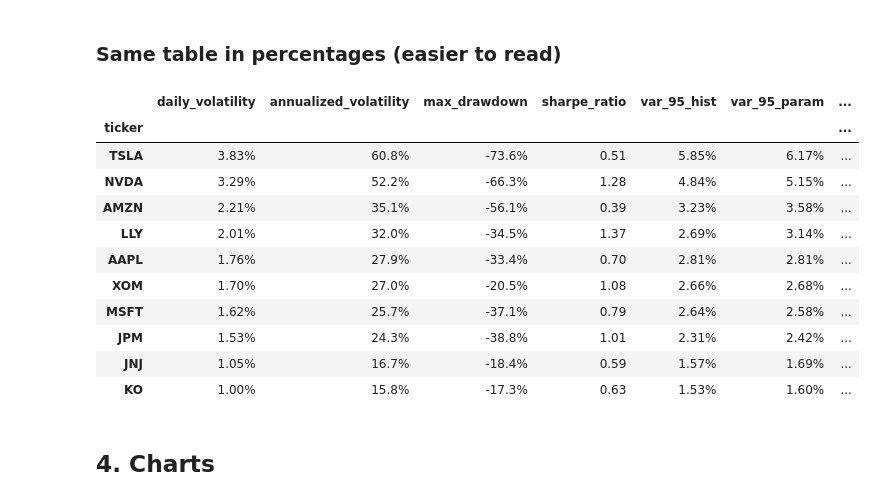
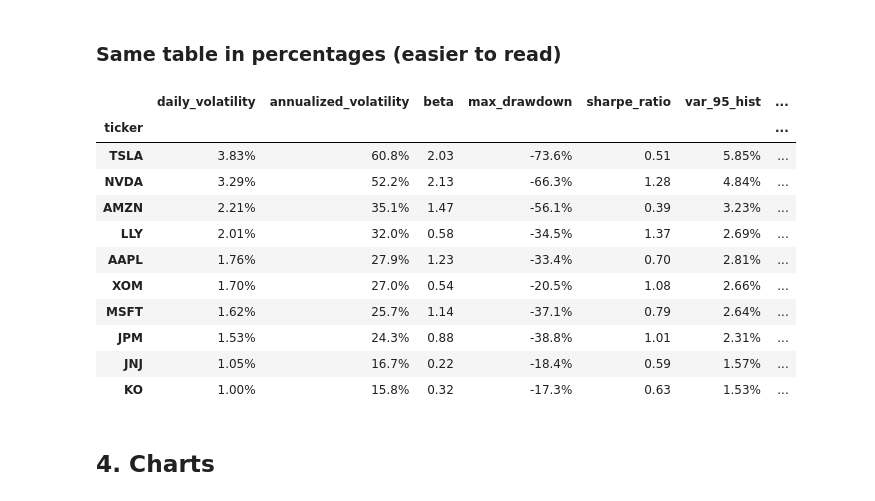
Before and after one commit to basmala5essam/MarketPulse-Graduation-Project-, a Jupyter notebook: notebooks/risk_analysis/04_risk_engine.ipynb, the cells around one changed output. Cells and saved outputs as stored; diff of their text form; code cells hidden in the pictures.

```diff
--- a/notebooks/risk_analysis/04_risk_engine.ipynb
+++ b/notebooks/risk_analysis/04_risk_engine.ipynb
@@ -30,6 +30,7 @@ sys.path.insert(0, str(ROOT))
 from src.risk import risk_metrics as rm
 
 RAW_FILE = ROOT / "data" / "raw" / "yahoo_prices_raw.csv"
+BENCHMARK_FILE = ROOT / "data" / "raw" / "SPY.csv"   # benchmark for beta: columns date, close
 OUT_DIR = ROOT / "data" / "processed"
 RISK_FREE_RATE = 0.0   # annual risk-free rate used in the Sharpe ratio (0.03 = 3%)
 
@@ -69,6 +71,6 @@ All metrics come from `build_risk_metrics()` in `risk_metrics.py`:
 | VaR 95% / 99% | Loss that should not be exceeded on 95% / 99% of days (1-day). Historical = from real returns, parametric = assumes a normal distribution |
 # %%
-metrics, corr, bench_desc = rm.build_risk_metrics(prices, benchmark=None, risk_free_rate=RISK_FREE_RATE)
+metrics, corr, bench_desc = rm.build_risk_metrics(prices, benchmark=str(BENCHMARK_FILE), risk_free_rate=RISK_FREE_RATE)
 
 print("Benchmark:", bench_desc)
 metrics.style.format("{:.4f}")
@@ -89,29 +95,49 @@ Benchmark: None (beta skipped; pass --benchmark to add it)
+# %%
+spy_close = pd.read_csv(BENCHMARK_FILE, parse_dates=["date"]).set_index("date")["close"].sort_index()
+spy_ret = spy_close.pct_change().rename("SPY")
+
+stock_ret = prices.pct_change()
+aligned = stock_ret.join(spy_ret, how="inner").dropna()
+print("Days used for beta:", len(aligned), "| first:", aligned.index.min().date(), "| last:", aligned.index.max().date())
+assert len(aligned) == len(prices) - 1, "SPY must have the same dates as the stock prices (see 07_benchmark_collection)"
+
+beta_check = aligned.drop(columns="SPY").apply(lambda s: s.cov(aligned["SPY"]) / aligned["SPY"].var())
+
+if "beta" not in metrics.columns:
+    print("risk_metrics.py returned no beta column: adding the beta computed here.")
+    metrics["beta"] = beta_check.reindex(metrics.index)
+else:
+    diff = (metrics["beta"] - beta_check.reindex(metrics.index)).abs().max()
+    print(f"Largest difference between risk_metrics.py and the check: {diff:.6f}")
+    assert diff < 1e-3, "Beta from risk_metrics.py differs from the check. Read the benchmark settings in risk_metrics.py."
+
+beta_check.round(3).sort_values(ascending=False).to_frame("beta (check)")
 # %% [markdown]
 ### Same table in percentages (easier to read)
 # %%
 pct = metrics.copy()
 for col in ["daily_volatility", "annualized_volatility", "max_drawdown",
             "var_95_hist", "var_95_param", "var_99_hist", "var_99_param"]:
     pct[col] = pct[col] * 100
 
 pct.style.format({
     "daily_volatility": "{:.2f}%", "annualized_volatility": "{:.1f}%", "max_drawdown": "{:.1f}%",
-    "sharpe_ratio": "{:.2f}",
+    "sharpe_ratio": "{:.2f}", "beta": "{:.2f}",
     "var_95_hist": "{:.2f}%", "var_95_param": "{:.2f}%", "var_99_hist": "{:.2f}%", "var_99_param": "{:.2f}%",
 })
 # %% [output]
-|  | daily_volatility | annualized_volatility | max_drawdown | sharpe_ratio | var_95_hist | var_95_param | ... |
+|  | daily_volatility | annualized_volatility | beta | max_drawdown | sharpe_ratio | var_95_hist | ... |
 | ticker |  |  |  |  |  |  | ... |
-| TSLA | 3.83% | 60.8% | -73.6% | 0.51 | 5.85% | 6.17% | ... |
-| NVDA | 3.29% | 52.2% | -66.3% | 1.28 | 4.84% | 5.15% | ... |
-| AMZN | 2.21% | 35.1% | -56.1% | 0.39 | 3.23% | 3.58% | ... |
-| LLY | 2.01% | 32.0% | -34.5% | 1.37 | 2.69% | 3.14% | ... |
-| AAPL | 1.76% | 27.9% | -33.4% | 0.70 | 2.81% | 2.81% | ... |
-| XOM | 1.70% | 27.0% | -20.5% | 1.08 | 2.66% | 2.68% | ... |
-| MSFT | 1.62% | 25.7% | -37.1% | 0.79 | 2.64% | 2.58% | ... |
-| JPM | 1.53% | 24.3% | -38.8% | 1.01 | 2.31% | 2.42% | ... |
-| JNJ | 1.05% | 16.7% | -18.4% | 0.59 | 1.57% | 1.69% | ... |
-| KO | 1.00% | 15.8% | -17.3% | 0.63 | 1.53% | 1.60% | ... |
+| TSLA | 3.83% | 60.8% | 2.03 | -73.6% | 0.51 | 5.85% | ... |
+| NVDA | 3.29% | 52.2% | 2.13 | -66.3% | 1.28 | 4.84% | ... |
+| AMZN | 2.21% | 35.1% | 1.47 | -56.1% | 0.39 | 3.23% | ... |
+| LLY | 2.01% | 32.0% | 0.58 | -34.5% | 1.37 | 2.69% | ... |
+| AAPL | 1.76% | 27.9% | 1.23 | -33.4% | 0.70 | 2.81% | ... |
+| XOM | 1.70% | 27.0% | 0.54 | -20.5% | 1.08 | 2.66% | ... |
+| MSFT | 1.62% | 25.7% | 1.14 | -37.1% | 0.79 | 2.64% | ... |
+| JPM | 1.53% | 24.3% | 0.88 | -38.8% | 1.01 | 2.31% | ... |
+| JNJ | 1.05% | 16.7% | 0.22 | -18.4% | 0.59 | 1.57% | ... |
+| KO | 1.00% | 15.8% | 0.32 | -17.3% | 0.63 | 1.53% | ... |
 # %% [markdown]
 ## 4. Charts
 # %%
```
Also changed, not shown: parts of 12 cells of this notebook, 1 other file.
